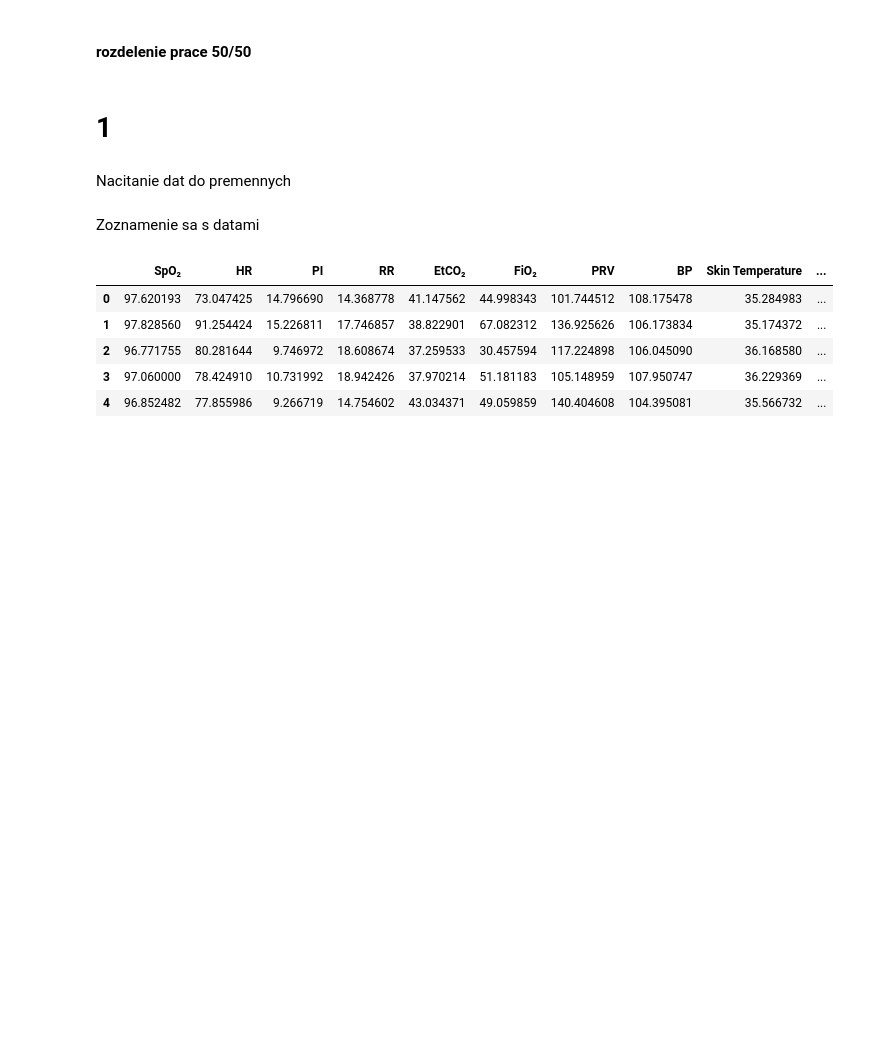
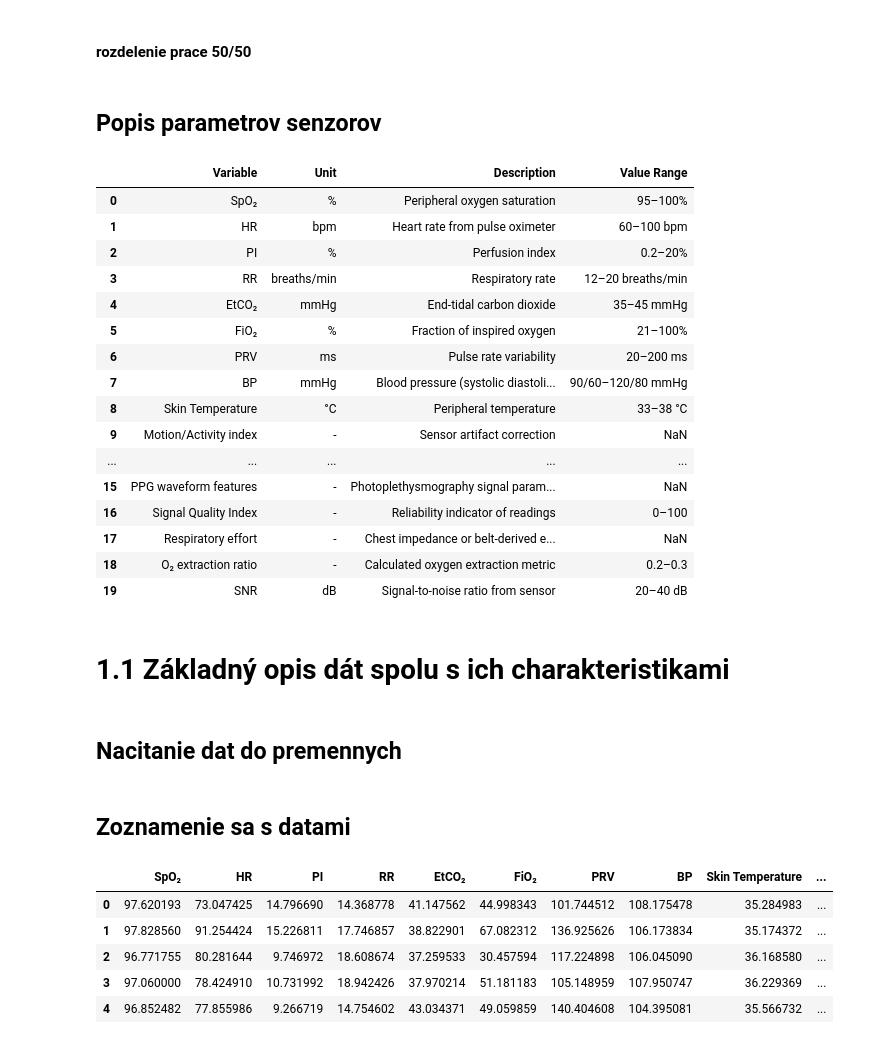
Before and after one commit to johannatilesova/IAU-project, a Jupyter notebook: part1.ipynb, the cells around one changed output. Saved outputs shown, nothing was run; the diff lists cells and outputs as text; code cells hidden in the pictures; blank space fills up the shorter version.

```diff
--- a/part1.ipynb
+++ b/part1.ipynb
@@ -2,16 +2,39 @@
 #### rozdelenie prace 50/50
 # %%
 import pandas as pd
+# %% [markdown]
+## Popis parametrov senzorov
+# %%
+sensor = pd.read_csv('sensor_variable_range.csv',sep='\t')
+sensor
+# %% [output]
+|  | Variable | Unit | Description | Value Range |
+| 0 | SpO₂ | % | Peripheral oxygen saturation | 95–100% |
+| 1 | HR | bpm | Heart rate from pulse oximeter | 60–100 bpm |
+| 2 | PI | % | Perfusion index | 0.2–20% |
+| 3 | RR | breaths/min | Respiratory rate | 12–20 breaths/min |
+| 4 | EtCO₂ | mmHg | End-tidal carbon dioxide | 35–45 mmHg |
+| 5 | FiO₂ | % | Fraction of inspired oxygen | 21–100% |
+| 6 | PRV | ms | Pulse rate variability | 20–200 ms |
+| 7 | BP | mmHg | Blood pressure (systolic diastoli... | 90/60–120/80 mmHg |
+| 8 | Skin Temperature | °C | Peripheral temperature | 33–38 °C |
+| 9 | Motion/Activity index | - | Sensor artifact correction | NaN |
+| ... | ... | ... | ... | ... |
+| 15 | PPG waveform features | - | Photoplethysmography signal param... | NaN |
+| 16 | Signal Quality Index | - | Reliability indicator of readings | 0–100 |
+| 17 | Respiratory effort | - | Chest impedance or belt-derived e... | NaN |
+| 18 | O₂ extraction ratio | - | Calculated oxygen extraction metric | 0.2–0.3 |
+| 19 | SNR | dB | Signal-to-noise ratio from sensor | 20–40 dB |
 # %% [markdown]
-# 1
+# 1.1 Základný opis dát spolu s ich charakteristikami
 # %% [markdown]
-Nacitanie dat do premennych
+## Nacitanie dat do premennych
 # %%
 df_observation = pd.read_csv('datasets/observation.csv',sep='\t')
 df_patient = pd.read_csv('datasets/patient.csv',sep='\t')
 df_station = pd.read_csv('datasets/station.csv',sep='\t')
 # %% [markdown]
-Zoznamenie sa s datami
+## Zoznamenie sa s datami
 # %%
 df_observation.head()
 # %% [output]
```
Also changed, not shown: parts of 2 cells of this notebook, 3 other files.
